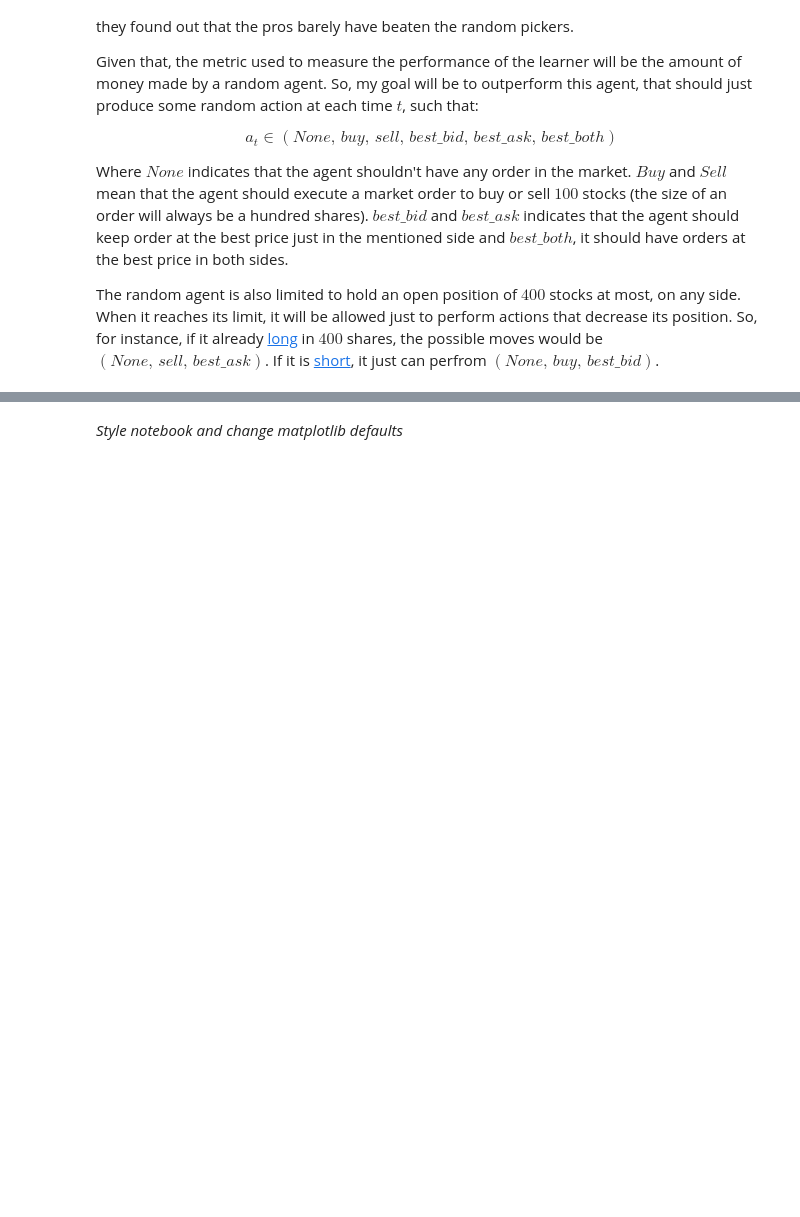
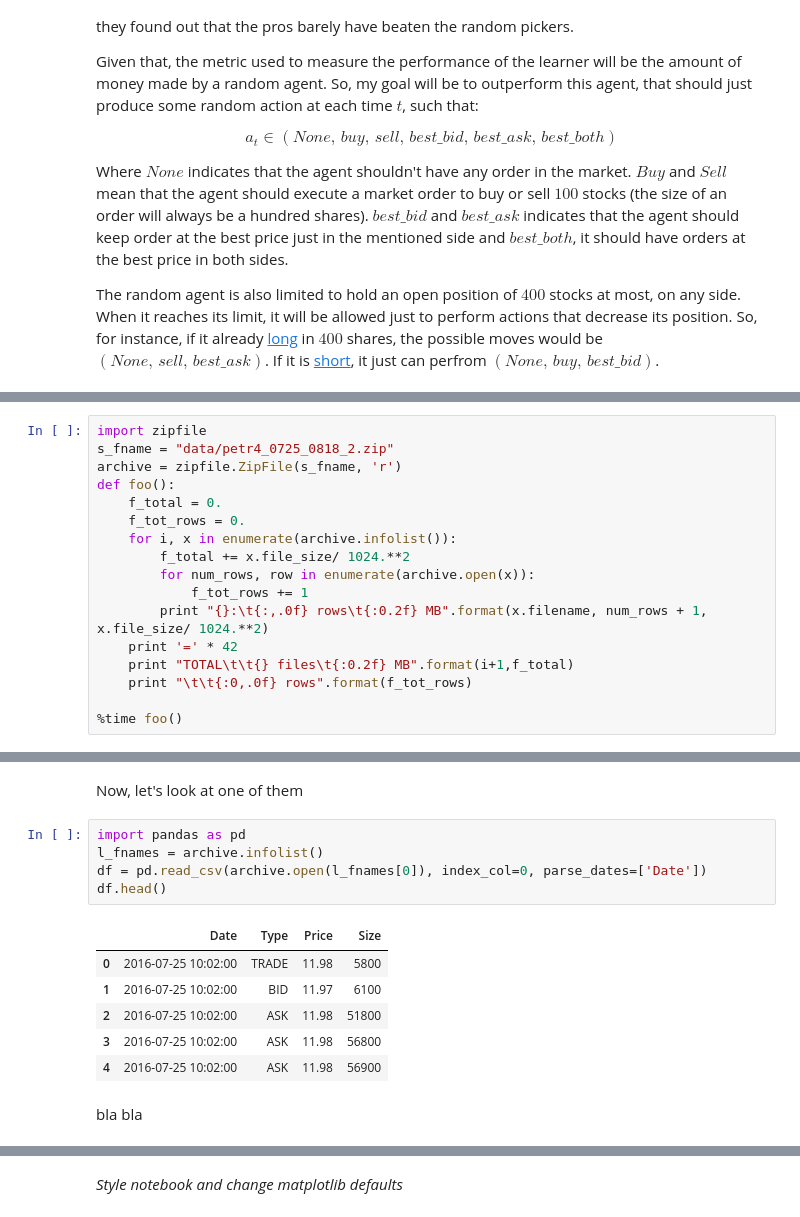
Before and after one commit to ucaiado/QLearning_Trading, a Jupyter notebook: learning_trade.ipynb, the cells around one changed output, grey strips where cells are left out. Saved outputs shown, nothing was run; the diff lists cells and outputs as text; blank space fills up the shorter version.

```diff
--- a/learning_trade.ipynb
+++ b/learning_trade.ipynb
@@ -120,0 +88,17 @@ bla
+# %%
+import zipfile
+s_fname = "data/petr4_0725_0818_2.zip"
+archive = zipfile.ZipFile(s_fname, 'r')
+def foo():
+    f_total = 0.
+    f_tot_rows = 0.
+    for i, x in enumerate(archive.infolist()):
+        f_total += x.file_size/ 1024.**2
+        for num_rows, row in enumerate(archive.open(x)):
+            f_tot_rows += 1
+        print "{}:\t{:,.0f} rows\t{:0.2f} MB".format(x.filename, num_rows + 1, x.file_size/ 1024.**2)
+    print '=' * 42
+    print "TOTAL\t\t{} files\t{:0.2f} MB".format(i+1,f_total)
+    print "\t\t{:0,.0f} rows".format(f_tot_rows)
+
+%time foo()
@@ -120,0 +123,16 @@ bla
+# %% [markdown]
+Now, let's look at one of them
+# %%
+import pandas as pd
+l_fnames = archive.infolist()
+df = pd.read_csv(archive.open(l_fnames[0]), index_col=0, parse_dates=['Date'])
+df.head()
+# %% [output]
+|  | Date | Type | Price | Size |
+| 0 | 2016-07-25 10:02:00 | TRADE | 11.98 | 5800 |
+| 1 | 2016-07-25 10:02:00 | BID | 11.97 | 6100 |
+| 2 | 2016-07-25 10:02:00 | ASK | 11.98 | 51800 |
+| 3 | 2016-07-25 10:02:00 | ASK | 11.98 | 56800 |
+| 4 | 2016-07-25 10:02:00 | ASK | 11.98 | 56900 |
+# %% [markdown]
+bla bla
```
Also changed, not shown: parts of 22 cells of this notebook, 1 other file.
